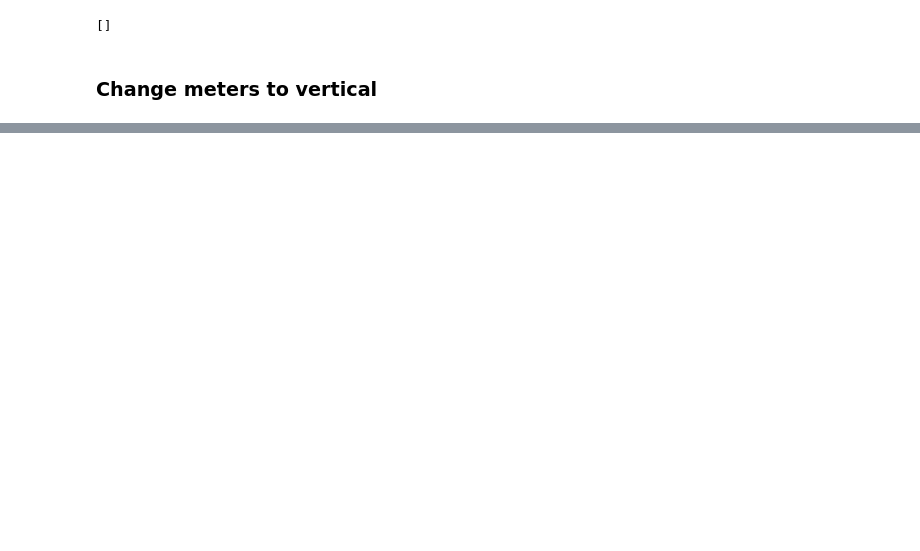
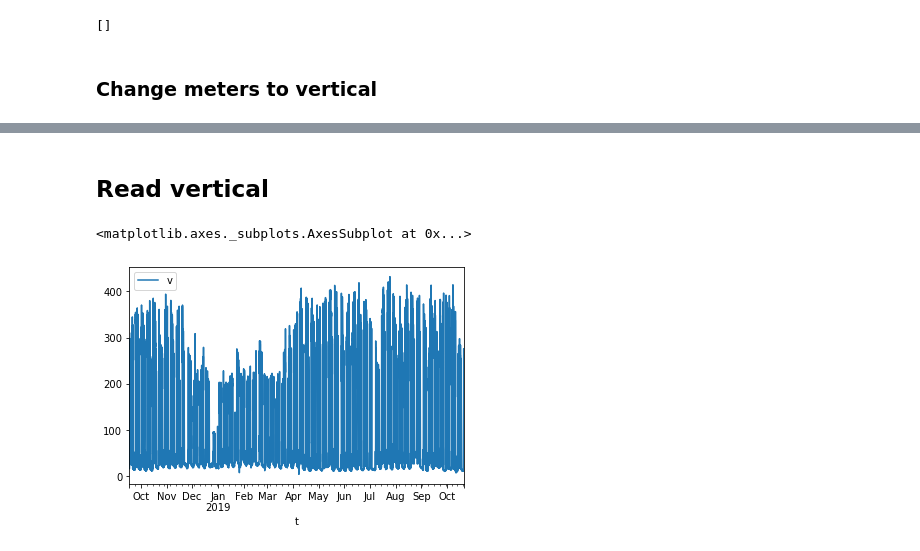
Before and after one commit to stevenhurwitt/la-tools-test, a Jupyter notebook: IDR_Drop/IDR_Drop.ipynb, the cells around one changed output, grey strips where cells are left out. Cells and saved outputs as stored; diff of their text form; code cells hidden in the pictures; blank space fills up the shorter version.

```diff
--- a/IDR_Drop/IDR_Drop.ipynb
+++ b/IDR_Drop/IDR_Drop.ipynb
@@ -42,7 +69,9 @@ files to split:
 # %%
-readpath = '/home/jupyter-engiela/la-tools-test/IDR_Drop/Raw_IDR'
-writepath = '/home/jupyter-engiela/la-tools-test/IDR_Drop/Raw_IDR'
+readpath = "C:\\Users\\wb5888\\Downloads"
+writepath = "C:\\Users\\wb5888\\la-tools-test\IDR_Drop\Raw_IDR"
 utility = 'MECO'
+accts = ['3803594017']
+
 error_log = []
 
 for file in splitfiles:
@@ -50,7 +79,7 @@ for file in splitfiles:
         os.chdir(readpath)
         filedf = pd.read_csv(file, sep = ",", header = 0)
 
-        IDRdrop.raw_split(filedf, readpath, writepath, utility)
+        IDRdrop.raw_split(filedf, readpath, writepath, utility, accts)
         print('success, file: ', file)
 
     except:
@@ -153,0 +195,17 @@ transformed and wrote 0021483009_MECO_IDR.csv to 0021483009_MECO_IDR_vert.csv.
+# %% [markdown]
+## Read vertical
+# %%
+def read_ts(file):
+    ver = pd.read_csv(file, header = None)
+
+    ver.columns = ['t', 'v']
+    ver['t'] = pd.to_datetime(ver['t'])
+    ver.set_index('t', drop = True, inplace = True)
+    return(ver)
+# %%
+my_ts = read_ts(idr.files[0])
+# %%
+my_ts.plot(y = 'v')
+# %% [output]
+<matplotlib.axes._subplots.AxesSubplot at 0x...>
+[figure, added]
```
Also changed, not shown: parts of 12 cells of this notebook, 41 other files.
